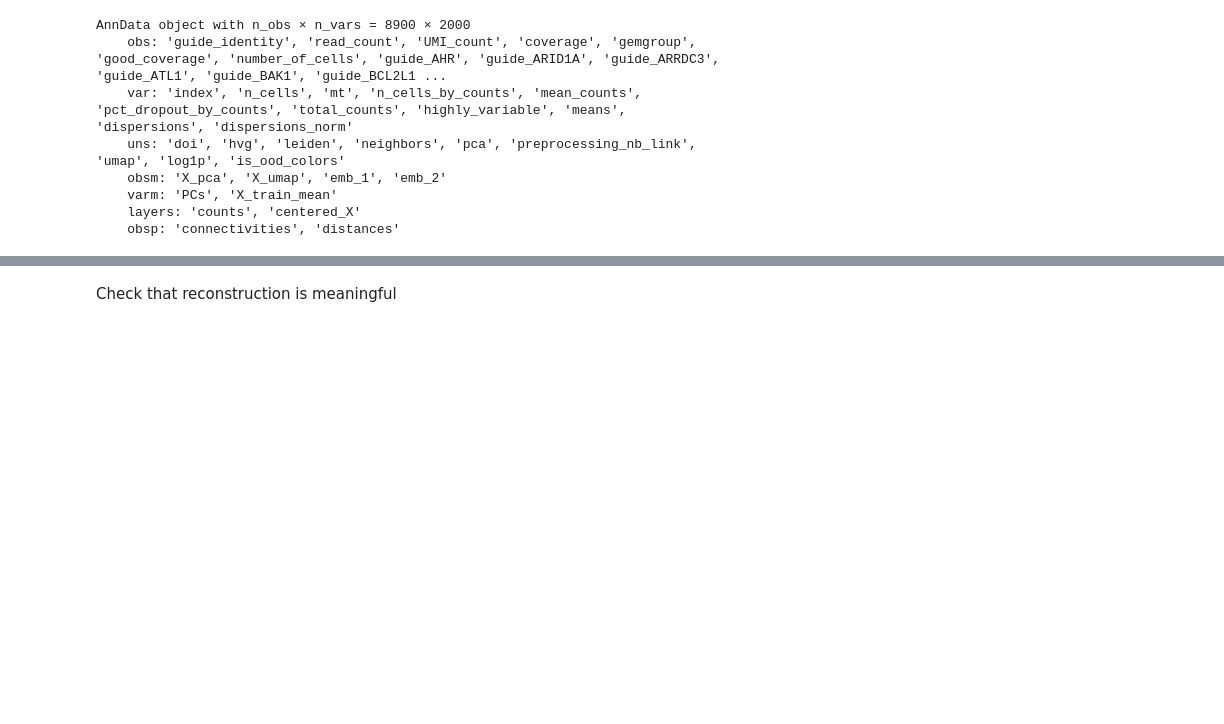
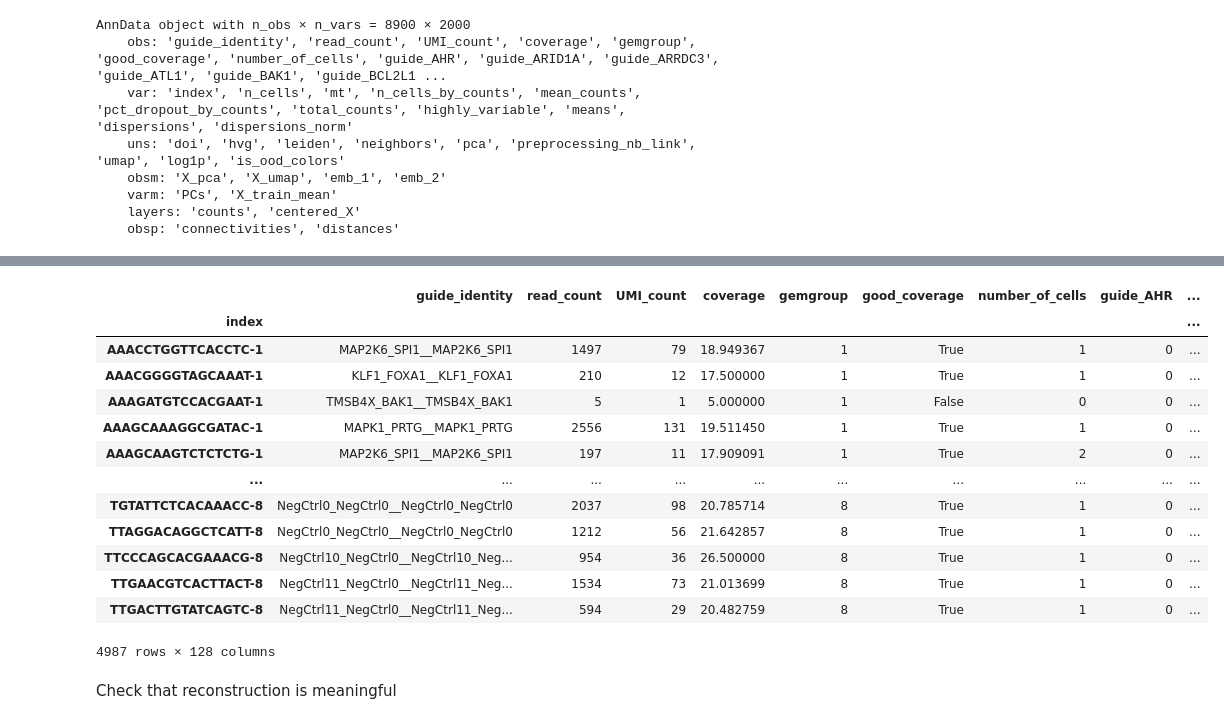
Before and after one commit to theislab/cellflow_reproducibility, a Jupyter notebook: notebooks/prepare_data/process_norman.ipynb, the cells around one changed output, grey strips where cells are left out. Cells and saved outputs as stored; diff of their text form; code cells hidden in the pictures; blank space fills up the shorter version.

```diff
--- a/notebooks/prepare_data/process_norman.ipynb
+++ b/notebooks/prepare_data/process_norman.ipynb
@@ -1878,0 +2090,3 @@ adata_test_final.write(os.path.join(output_dir, "adata_test_0_seen_genes.h5ad"))
+# %%
+train = sc.read_h5ad(os.path.join(output_dir, "adata_train_0_seen_genes.h5ad"))
+ood = sc.read_h5ad(os.path.join(output_dir, "adata_ood_0_seen_genes.h5ad"))
@@ -1878,0 +2114,30 @@ adata_test_final.write(os.path.join(output_dir, "adata_test_0_seen_genes.h5ad"))
+# %%
+train.obs.condition = train.obs.condition.str.replace('control', 'ctrl')
+ood.obs.condition = ood.obs.condition.str.replace('control', 'ctrl')
+# %%
+def modify_condition(condition):
+    if '+' not in condition:
+        return condition + '+ctrl'
+    else:
+        return condition
+
+# Apply the function to the condition column
+train.obs['condition'] = train.obs['condition'].apply(modify_condition)
+ood.obs['condition'] = ood.obs['condition'].apply(modify_condition)
+# %%
+ood.obs
+# %% [output]
+|  | guide_identity | read_count | UMI_count | coverage | gemgroup | good_coverage | number_of_cells | guide_AHR | ... |
+| index |  |  |  |  |  |  |  |  | ... |
+| AAACCTGGTTCACCTC-1 | MAP2K6_SPI1__MAP2K6_SPI1 | 1497 | 79 | 18.949367 | 1 | True | 1 | 0 | ... |
+| AAACGGGGTAGCAAAT-1 | KLF1_FOXA1__KLF1_FOXA1 | 210 | 12 | 17.500000 | 1 | True | 1 | 0 | ... |
+| AAAGATGTCCACGAAT-1 | TMSB4X_BAK1__TMSB4X_BAK1 | 5 | 1 | 5.000000 | 1 | False | 0 | 0 | ... |
+| AAAGCAAAGGCGATAC-1 | MAPK1_PRTG__MAPK1_PRTG | 2556 | 131 | 19.511450 | 1 | True | 1 | 0 | ... |
+| AAAGCAAGTCTCTCTG-1 | MAP2K6_SPI1__MAP2K6_SPI1 | 197 | 11 | 17.909091 | 1 | True | 2 | 0 | ... |
+| ... | ... | ... | ... | ... | ... | ... | ... | ... | ... |
+| TGTATTCTCACAAACC-8 | NegCtrl0_NegCtrl0__NegCtrl0_NegCtrl0 | 2037 | 98 | 20.785714 | 8 | True | 1 | 0 | ... |
+| TTAGGACAGGCTCATT-8 | NegCtrl0_NegCtrl0__NegCtrl0_NegCtrl0 | 1212 | 56 | 21.642857 | 8 | True | 1 | 0 | ... |
+| TTCCCAGCACGAAACG-8 | NegCtrl10_NegCtrl0__NegCtrl10_Neg... | 954 | 36 | 26.500000 | 8 | True | 1 | 0 | ... |
+| TTGAACGTCACTTACT-8 | NegCtrl11_NegCtrl0__NegCtrl11_Neg... | 1534 | 73 | 21.013699 | 8 | True | 1 | 0 | ... |
+| TTGACTTGTATCAGTC-8 | NegCtrl11_NegCtrl0__NegCtrl11_Neg... | 594 | 29 | 20.482759 | 8 | True | 1 | 0 | ... |
+4987 rows × 128 columns
```
Also changed, not shown: parts of 84 cells of this notebook, 4 other files.
